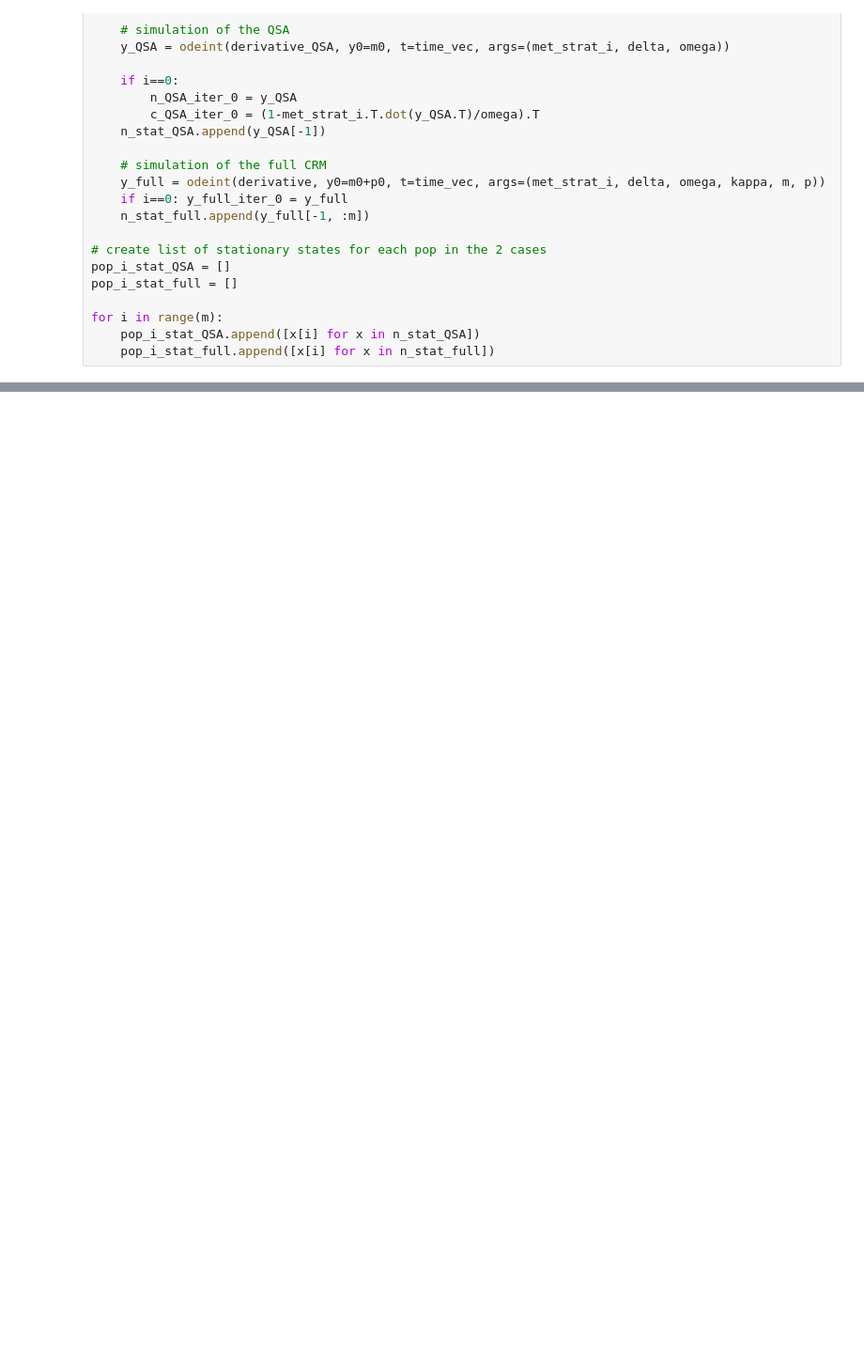
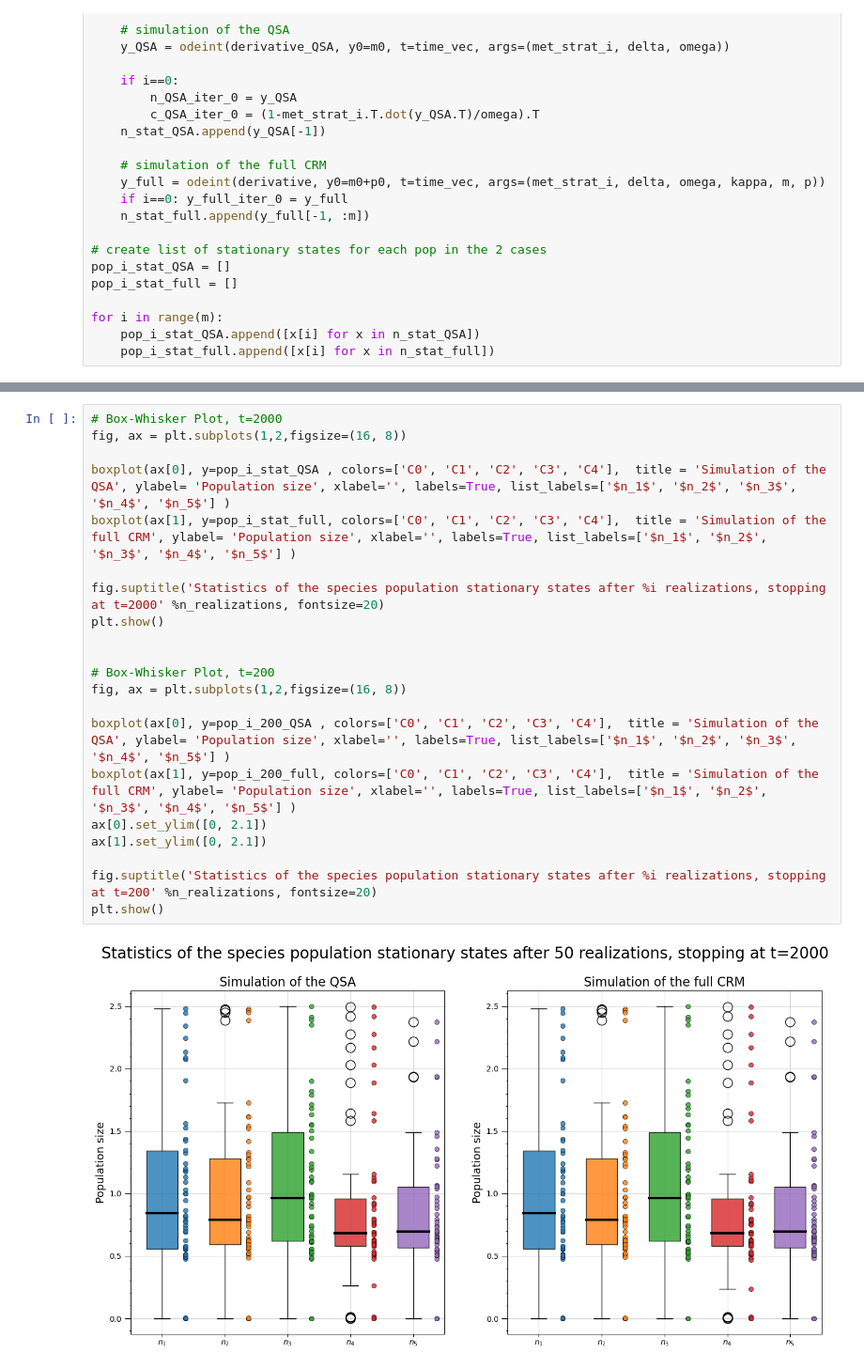
Before and after one commit to NicolaZomer/Physical_Models_of_Living_Systems, a Jupyter notebook: hw05_Generalized_Consumer_Resource_Model.ipynb, the cells around one changed output, grey strips where cells are left out. Shown at 94% size. Drawn from its saved outputs; the diff is of its cells as text; blank space fills up the shorter version.

```diff
--- a/hw05_Generalized_Consumer_Resource_Model.ipynb
+++ b/hw05_Generalized_Consumer_Resource_Model.ipynb
@@ -515,0 +632,23 @@ Comment the boxplot here....
+# %%
+# Box-Whisker Plot, t=2000
+fig, ax = plt.subplots(1,2,figsize=(16, 8))
+
+boxplot(ax[0], y=pop_i_stat_QSA , colors=['C0', 'C1', 'C2', 'C3', 'C4'],  title = 'Simulation of the QSA', ylabel= 'Population size', xlabel='', labels=True, list_labels=['$n_1$', '$n_2$', '$n_3$', '$n_4$', '$n_5$'] )
+boxplot(ax[1], y=pop_i_stat_full, colors=['C0', 'C1', 'C2', 'C3', 'C4'],  title = 'Simulation of the full CRM', ylabel= 'Population size', xlabel='', labels=True, list_labels=['$n_1$', '$n_2$', '$n_3$', '$n_4$', '$n_5$'] )
+
+fig.suptitle('Statistics of the species population stationary states after %i realizations, stopping at t=2000' %n_realizations, fontsize=20)
+plt.show()
+
+
+# Box-Whisker Plot, t=200
+fig, ax = plt.subplots(1,2,figsize=(16, 8))
+
+boxplot(ax[0], y=pop_i_200_QSA , colors=['C0', 'C1', 'C2', 'C3', 'C4'],  title = 'Simulation of the QSA', ylabel= 'Population size', xlabel='', labels=True, list_labels=['$n_1$', '$n_2$', '$n_3$', '$n_4$', '$n_5$'] )
+boxplot(ax[1], y=pop_i_200_full, colors=['C0', 'C1', 'C2', 'C3', 'C4'],  title = 'Simulation of the full CRM', ylabel= 'Population size', xlabel='', labels=True, list_labels=['$n_1$', '$n_2$', '$n_3$', '$n_4$', '$n_5$'] )
+ax[0].set_ylim([0, 2.1])
+ax[1].set_ylim([0, 2.1])
+
+fig.suptitle('Statistics of the species population stationary states after %i realizations, stopping at t=200' %n_realizations, fontsize=20)
+plt.show()
+# %% [output]
+[figure, added]
```
Also changed, not shown: parts of 16 cells of this notebook, 1 other file.
